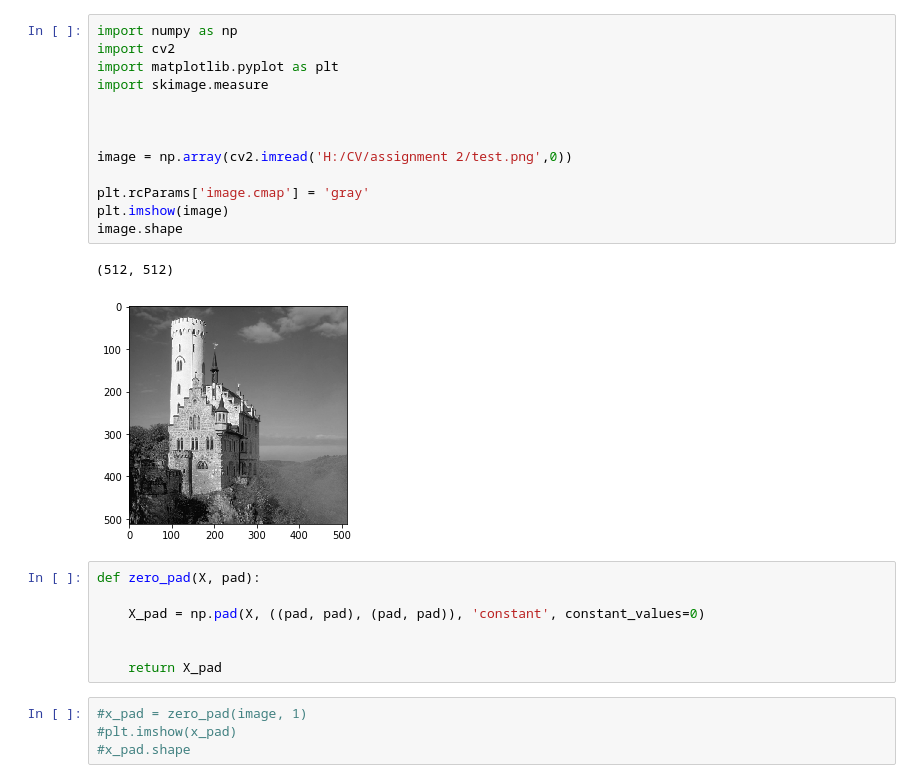
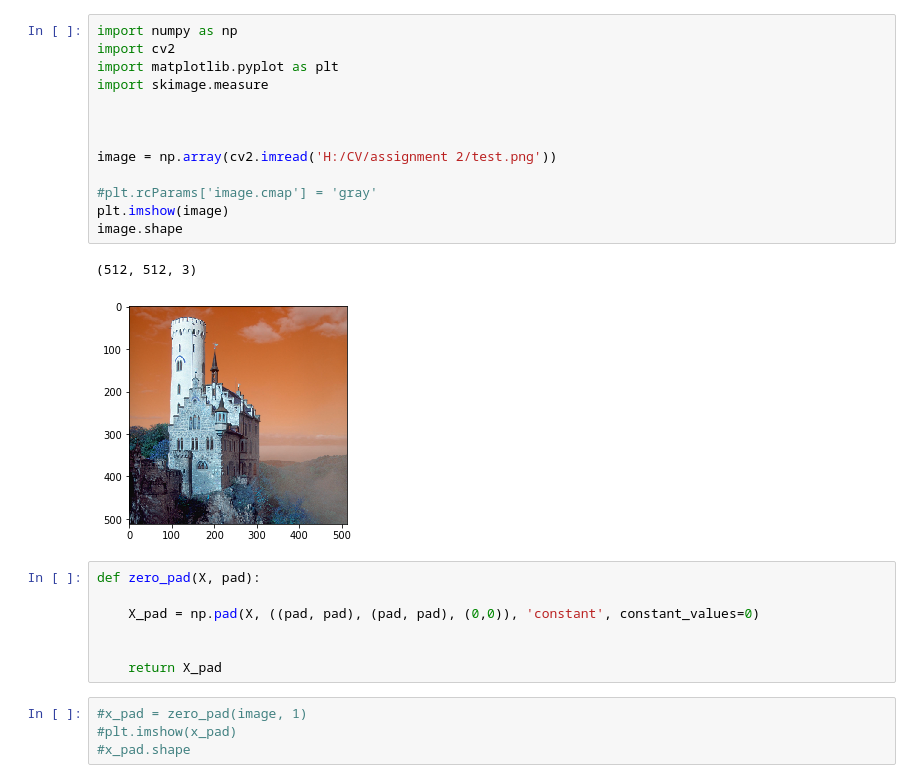
Before and after one commit to Jamy11/convolutionpadding-maxpooling-relu-sigmoid-implementation, a Jupyter notebook: assignment 2.ipynb, the cells around one changed output. Cells and saved outputs as stored; diff of their text form.

```diff
--- a/assignment 2.ipynb
+++ b/assignment 2.ipynb
@@ -1,23 +1,23 @@
 # %%
 import numpy as np
 import cv2
 import matplotlib.pyplot as plt
 import skimage.measure
 
 
 
-image = np.array(cv2.imread('H:/CV/assignment 2/test.png',0))
+image = np.array(cv2.imread('H:/CV/assignment 2/test.png'))
 
-plt.rcParams['image.cmap'] = 'gray'
+#plt.rcParams['image.cmap'] = 'gray'
 plt.imshow(image)
 image.shape
 # %% [output]
-(512, 512)
+(512, 512, 3)
-[figure, old version]
+[figure, new version]
 # %%
 def zero_pad(X, pad):
 
-    X_pad = np.pad(X, ((pad, pad), (pad, pad)), 'constant', constant_values=0)
+    X_pad = np.pad(X, ((pad, pad), (pad, pad), (0,0)), 'constant', constant_values=0)
 
 
     return X_pad
```
Also changed, not shown: parts of 14 cells of this notebook.
